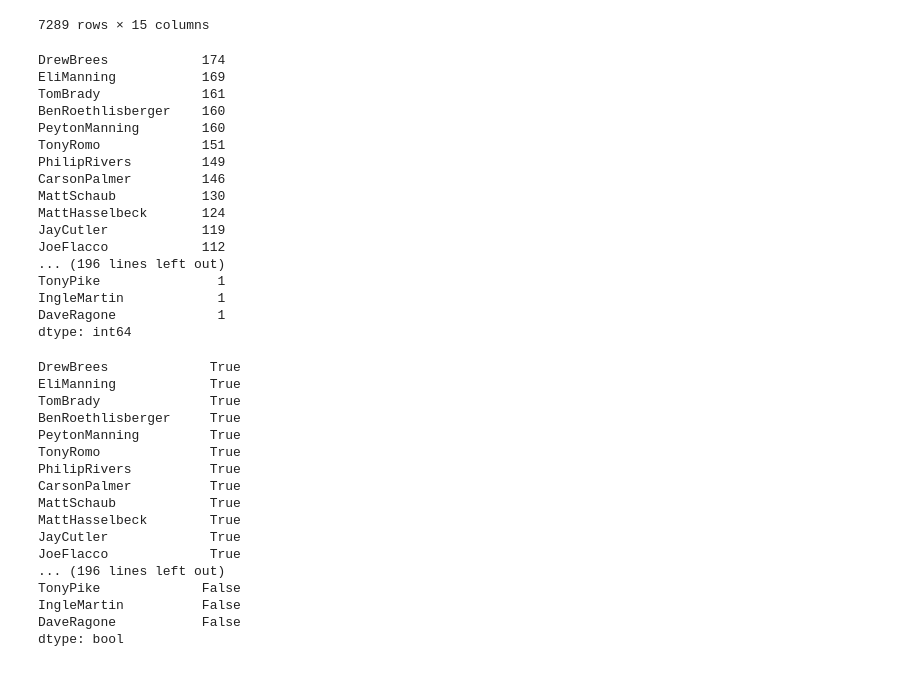
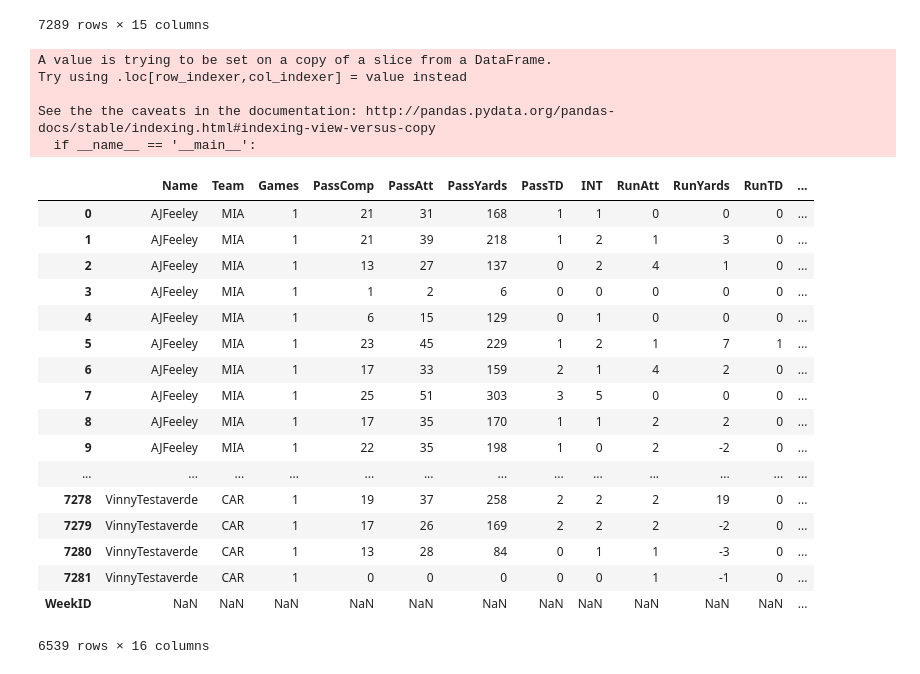
Before and after one commit to keithdlandry/player_stats, a Jupyter notebook: notebooks/gbg_proj.ipynb, the cells around one changed output. Cells and saved outputs as stored; diff of their text form; code cells hidden in the pictures.

Commit message:
more game by game work

```diff
--- a/notebooks/gbg_proj.ipynb
+++ b/notebooks/gbg_proj.ipynb
@@ -14,7 +14,7 @@ sys.path.append('../')
 import read_player_stats
 import training_data
 # %%
-qb_game_df = pd.read_csv('../game_stats/qb_game_stats.csv',)
+qb_game_df = pd.read_csv('../game_stats/qb_game_stats.csv')
 # %%
 qb_game_df = qb_game_df.drop(['Unnamed: 0'], axis = 1)
 qb_game_df
@@ -43,41 +46,34 @@ def game_dist(entry1, entry2):
+# %%
+#drop players with fewer than 20 games
+qb_game_df = qb_game_df.groupby('Name').filter(lambda x: len(x) > 20)
+# %%
+orig = {'Season': 2004, 'Week': 1}
+# %%
+qb_game_df['WeekID'] = 17*(qb_game_df['Season'] - orig['Season']) + (qb_game_df['Week'] - orig['Week'])
+# %% [output]
+A value is trying to be set on a copy of a slice from a DataFrame.
+Try using .loc[row_indexer,col_indexer] = value instead
+
+See the the caveats in the documentation: http://pandas.pydata.org/pandas-docs/stable/indexing.html#indexing-view-versus-copy
+  if __name__ == '__main__':
 # %%
-qb_game_df['Name'].value_counts()
+qb_game_df
 # %% [output]
+|  | Name | Team | Games | PassComp | PassAtt | PassYards | PassTD | INT | RunAtt | RunYards | RunTD | ... |
+| 0 | AJFeeley | MIA | 1 | 21 | 31 | 168 | 1 | 1 | 0 | 0 | 0 | ... |
+| 1 | AJFeeley | MIA | 1 | 21 | 39 | 218 | 1 | 2 | 1 | 3 | 0 | ... |
+| 2 | AJFeeley | MIA | 1 | 13 | 27 | 137 | 0 | 2 | 4 | 1 | 0 | ... |
+| 3 | AJFeeley | MIA | 1 | 1 | 2 | 6 | 0 | 0 | 0 | 0 | 0 | ... |
+| 4 | AJFeeley | MIA | 1 | 6 | 15 | 129 | 0 | 1 | 0 | 0 | 0 | ... |
+| 5 | AJFeeley | MIA | 1 | 23 | 45 | 229 | 1 | 2 | 1 | 7 | 1 | ... |
+| 6 | AJFeeley | MIA | 1 | 17 | 33 | 159 | 2 | 1 | 4 | 2 | 0 | ... |
+| 7 | AJFeeley | MIA | 1 | 25 | 51 | 303 | 3 | 5 | 0 | 0 | 0 | ... |
+| 8 | AJFeeley | MIA | 1 | 17 | 35 | 170 | 1 | 1 | 2 | 2 | 0 | ... |
+| 9 | AJFeeley | MIA | 1 | 22 | 35 | 198 | 1 | 0 | 2 | -2 | 0 | ... |
+| ... | ... | ... | ... | ... | ... | ... | ... | ... | ... | ... | ... | ... |
+| 7278 | VinnyTestaverde | CAR | 1 | 19 | 37 | 258 | 2 | 2 | 2 | 19 | 0 | ... |
+| 7279 | VinnyTestaverde | CAR | 1 | 17 | 26 | 169 | 2 | 2 | 2 | -2 | 0 | ... |
+| 7280 | VinnyTestaverde | CAR | 1 | 13 | 28 | 84 | 0 | 1 | 1 | -3 | 0 | ... |
+| 7281 | VinnyTestaverde | CAR | 1 | 0 | 0 | 0 | 0 | 0 | 1 | -1 | 0 | ... |
+| WeekID | NaN | NaN | NaN | NaN | NaN | NaN | NaN | NaN | NaN | NaN | NaN | ... |
-DrewBrees            174
-EliManning           169
-TomBrady             161
-BenRoethlisberger    160
-PeytonManning        160
-TonyRomo             151
-PhilipRivers         149
-CarsonPalmer         146
-MattSchaub           130
-MattHasselbeck       124
-JayCutler            119
-JoeFlacco            112
-... (196 lines left out)
-TonyPike               1
-IngleMartin            1
-DaveRagone             1
-dtype: int64
+6539 rows × 16 columns
-# %%
-keep = qb_game_df['Name'].value_counts() > 20
-keep
-# %% [output]
-DrewBrees             True
-EliManning            True
-TomBrady              True
-BenRoethlisberger     True
-PeytonManning         True
-TonyRomo              True
-PhilipRivers          True
-CarsonPalmer          True
-MattSchaub            True
-MattHasselbeck        True
-JayCutler             True
-JoeFlacco             True
-... (196 lines left out)
-TonyPike             False
-IngleMartin          False
-DaveRagone           False
-dtype: bool
```
Also changed, not shown: parts of 5 cells of this notebook.
